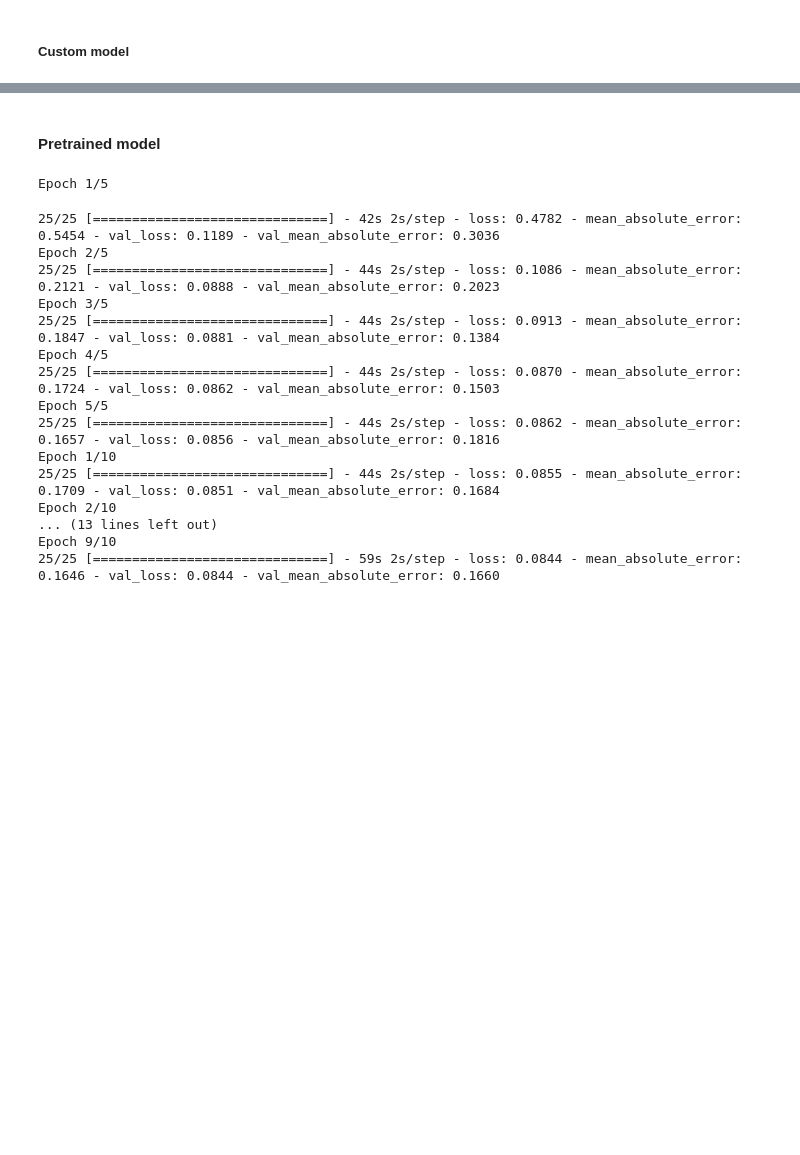
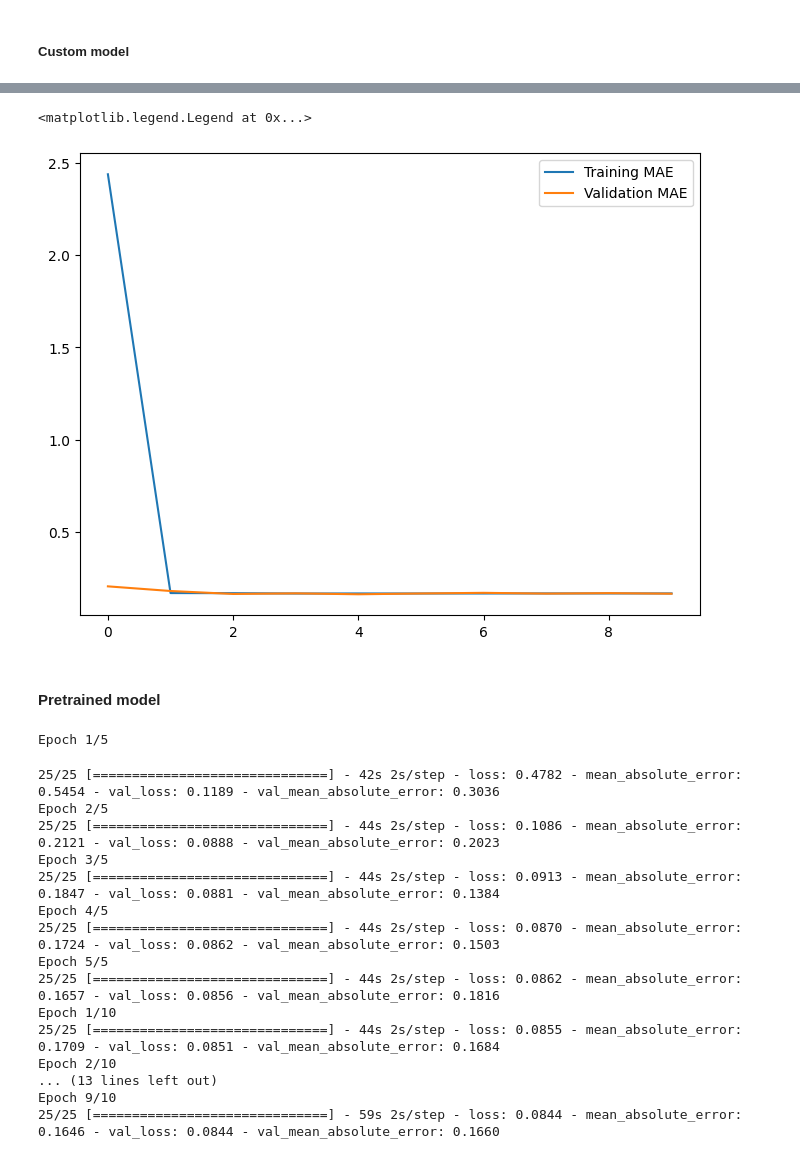
Before and after one commit to KZadka/Jigsaw-Puzzle-Difficulty, a Jupyter notebook: Initial_notebook.ipynb, the cells around one changed output, grey strips where cells are left out. Cells and saved outputs as stored; diff of their text form; code cells hidden in the pictures; blank space fills up the shorter version.

```diff
--- a/Initial_notebook.ipynb
+++ b/Initial_notebook.ipynb
@@ -328,3 +288,18 @@ plot_history(custom_reg_model_history)
+# %%
+model_history = pd.DataFrame(custom_reg_model_history.history)
+model_history['epoch'] = custom_reg_model_history.epoch
+
+fig, ax = plt.subplots(1, figsize=(8,6))
+num_epochs = model_history.shape[0]
+
+ax.plot(np.arange(0, num_epochs), model_history["mean_absolute_error"],
+        label="Training MAE")
+ax.plot(np.arange(0, num_epochs), model_history["val_mean_absolute_error"],
+        label="Validation MAE")
+ax.legend()
+# %% [output]
+<matplotlib.legend.Legend at 0x...>
+[figure, added]
 # %% [markdown]
 #### Pretrained model
 # %%
```
Also changed, not shown: parts of 16 cells of this notebook, 1 other file.
